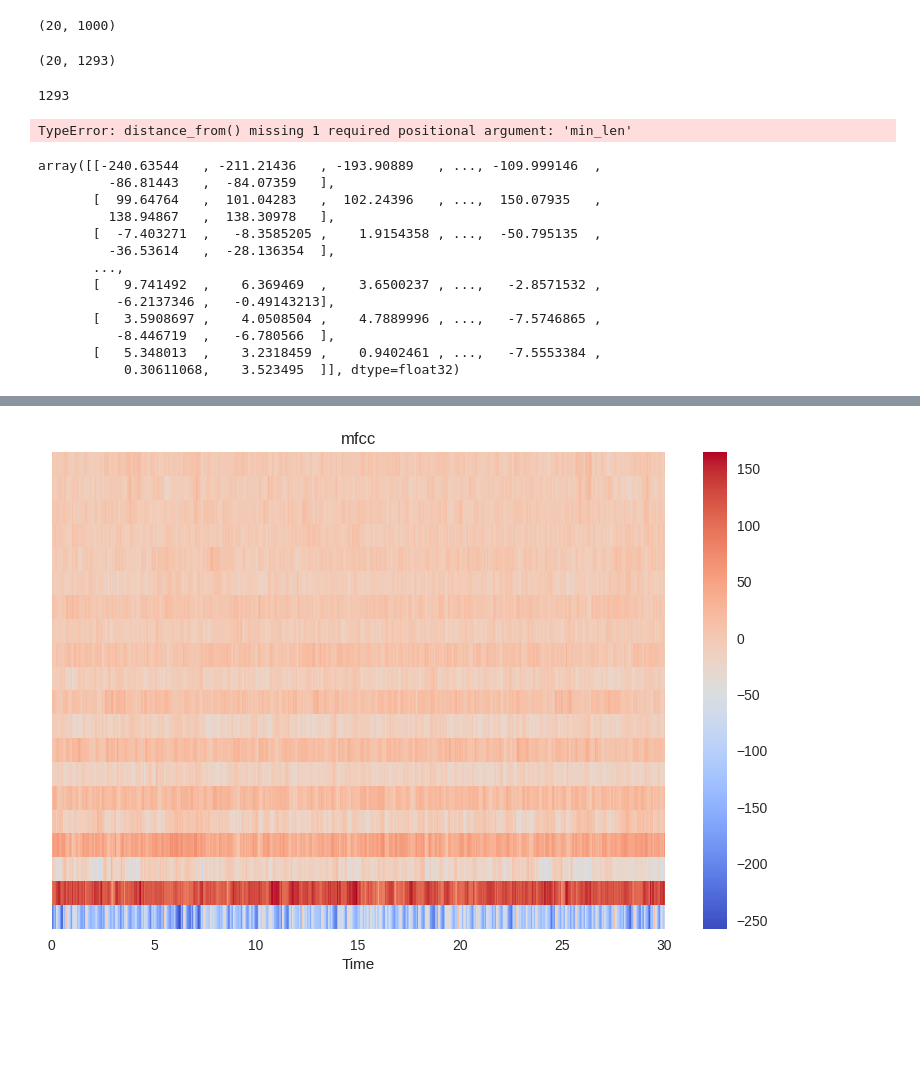
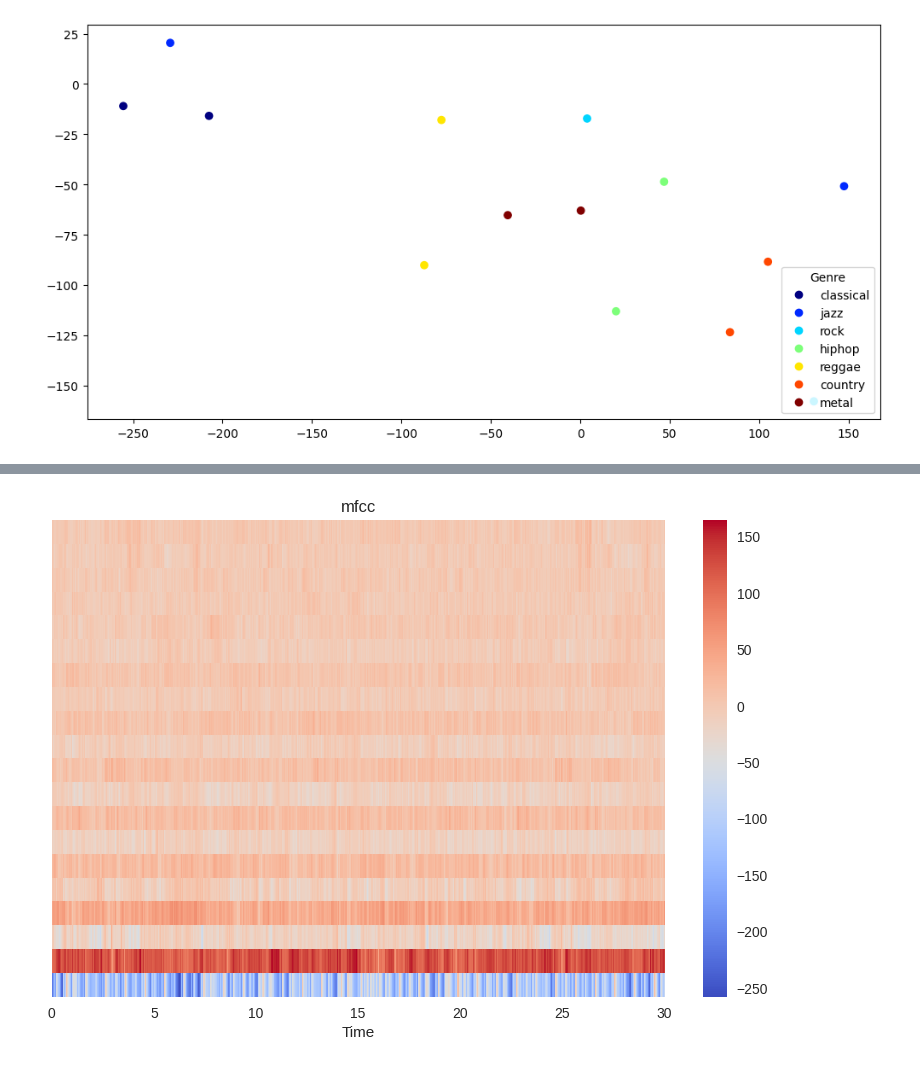
Before and after one commit to lukasrynt/Music-genre-classification-BE, a Jupyter notebook: test.ipynb, the cells around one changed output, grey strips where cells are left out. Cells and saved outputs as stored; diff of their text form; code cells hidden in the pictures; blank space fills up the shorter version.

Commit message:
Add visualization of barycenters and fix bad return order

```diff
--- a/test.ipynb
+++ b/test.ipynb
@@ -10,7 +9,7 @@ import librosa.display
 from src.visualization import *
 # %%
 from src.database import Database
-db = Database('./data/', ['classical', 'jazz', 'rock', 'hiphop', 'reggae', 'country', 'metal'])
+db = Database('./data/', ['classical', 'jazz', 'rock', 'hiphop', 'reggae', 'country', 'metal'], 30)
 # %%
 db.calculate_index()
 # %%
@@ -31,34 +27,10 @@ min([min(map(lambda x: x.mfcc.shape[1], arr)) for arr in arr])
-# %%
-first.mfcc[:, :1000].shape
-# %% [output]
-(20, 1000)
-# %%
-first.mfcc.shape
-# %% [output]
-(20, 1293)
-# %%
-first.mfcc.shape[1]
-# %% [output]
-1293
-# %%
-first.distance_from(second)
-# %% [output]
-TypeError: distance_from() missing 1 required positional argument: 'min_len'
+# %%
+vis = Visualizer(db)
+# %%
+vis.visualize_barycenters()
+# %% [output]
+[figure, added]
 # %%
 db.songs['blues-0'].mfcc
-# %% [output]
-array([[-240.63544   , -211.21436   , -193.90889   , ..., -109.999146  ,
-         -86.81443   ,  -84.07359   ],
-       [  99.64764   ,  101.04283   ,  102.24396   , ...,  150.07935   ,
-         138.94867   ,  138.30978   ],
-       [  -7.403271  ,   -8.3585205 ,    1.9154358 , ...,  -50.795135  ,
-         -36.53614   ,  -28.136354  ],
-       ...,
-       [   9.741492  ,    6.369469  ,    3.6500237 , ...,   -2.8571532 ,
-          -6.2137346 ,   -0.49143213],
-       [   3.5908697 ,    4.0508504 ,    4.7889996 , ...,   -7.5746865 ,
-          -8.446719  ,   -6.780566  ],
-       [   5.348013  ,    3.2318459 ,    0.9402461 , ...,   -7.5553384 ,
-           0.30611068,    3.523495  ]], dtype=float32)
 # %%
 db.songs['blues-59']
```
Also changed, not shown: parts of 7 cells of this notebook, 4 other files.
